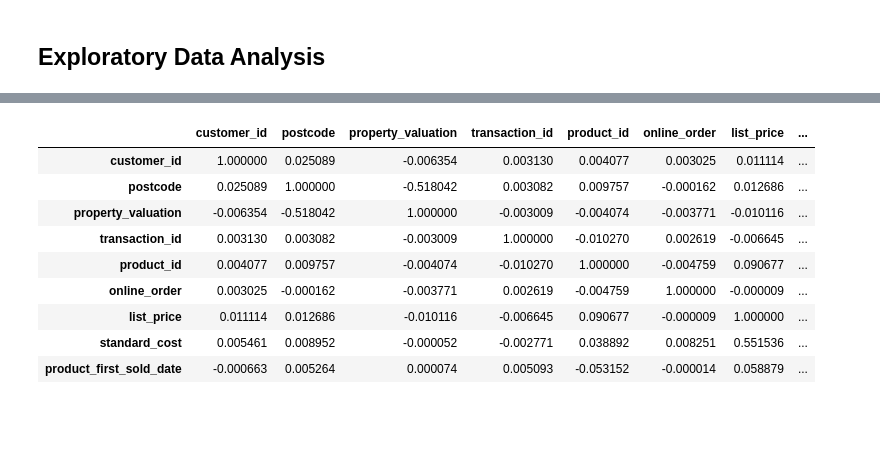
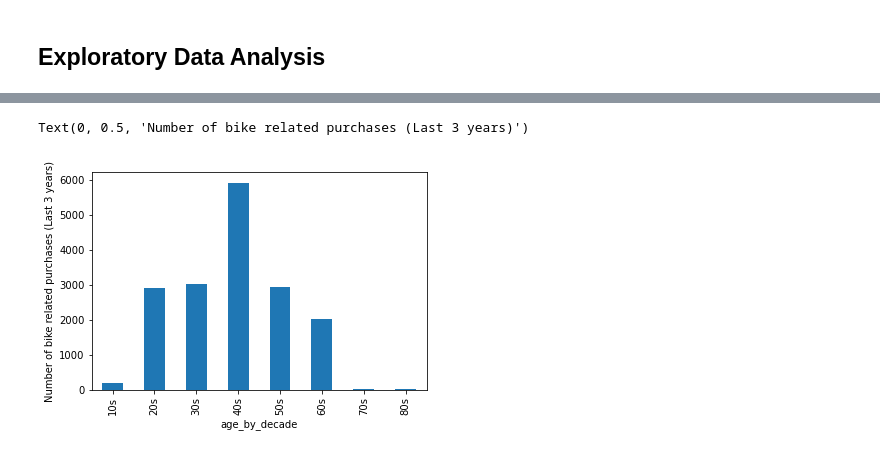
Before and after one commit to jeremychiaa/kpmg-virtual-internship, a Jupyter notebook: sprocket_script.ipynb, the cells around one changed output, grey strips where cells are left out. Saved outputs shown, nothing was run; the diff lists cells and outputs as text; code cells hidden in the pictures; blank space fills up the shorter version.

```diff
--- a/sprocket_script.ipynb
+++ b/sprocket_script.ipynb
@@ -437,14 +413,9 @@ merged_transactions_demographics.corr()
-# %%
-# Find potential correlations
-merged_transactions_address.corr()
-# %% [output]
-|  | customer_id | postcode | property_valuation | transaction_id | product_id | online_order | list_price | ... |
-| customer_id | 1.000000 | 0.025089 | -0.006354 | 0.003130 | 0.004077 | 0.003025 | 0.011114 | ... |
-| postcode | 0.025089 | 1.000000 | -0.518042 | 0.003082 | 0.009757 | -0.000162 | 0.012686 | ... |
-| property_valuation | -0.006354 | -0.518042 | 1.000000 | -0.003009 | -0.004074 | -0.003771 | -0.010116 | ... |
-| transaction_id | 0.003130 | 0.003082 | -0.003009 | 1.000000 | -0.010270 | 0.002619 | -0.006645 | ... |
-| product_id | 0.004077 | 0.009757 | -0.004074 | -0.010270 | 1.000000 | -0.004759 | 0.090677 | ... |
-| online_order | 0.003025 | -0.000162 | -0.003771 | 0.002619 | -0.004759 | 1.000000 | -0.000009 | ... |
-| list_price | 0.011114 | 0.012686 | -0.010116 | -0.006645 | 0.090677 | -0.000009 | 1.000000 | ... |
-| standard_cost | 0.005461 | 0.008952 | -0.000052 | -0.002771 | 0.038892 | 0.008251 | 0.551536 | ... |
-| product_first_sold_date | -0.000663 | 0.005264 | 0.000074 | 0.005093 | -0.053152 | -0.000014 | 0.058879 | ... |
+# %%
+# Age vs past 3 years bike related purchases
+grouped_age = merged_transactions_demographics.groupby("age_by_decade")
+three_years_transactions_count = grouped_age["past_3_years_bike_related_purchases"].count()
+three_years_transactions_count.plot.bar()
+plt.ylabel("Number of bike related purchases (Last 3 years)")
+# %% [output]
+Text(0, 0.5, 'Number of bike related purchases (Last 3 years)')
+[figure, added]
```
Also changed, not shown: parts of 22 cells of this notebook.
